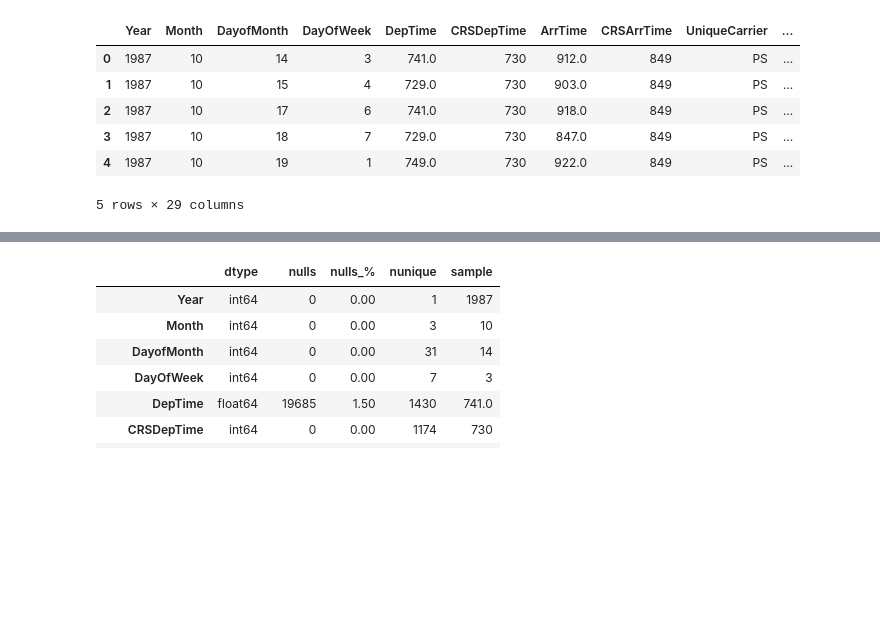
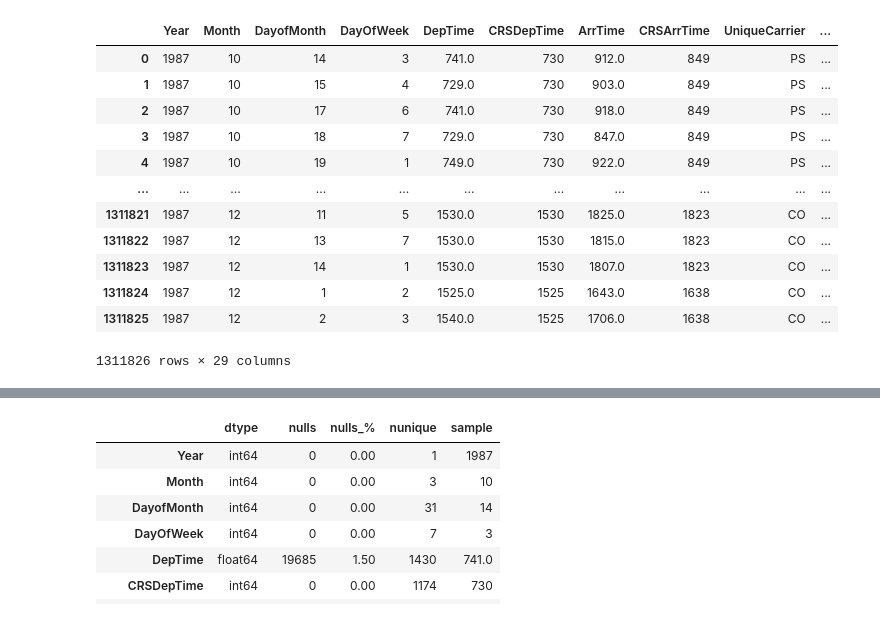
Before and after one commit to krasigarev/Data-Cleaning-at-22-csv-files, a Jupyter notebook: data_test_1987.ipynb, the cells around one changed output, grey strips where cells are left out. Cells and saved outputs as stored; diff of their text form; code cells hidden in the pictures; blank space fills up the shorter version.

```diff
--- a/data_test_1987.ipynb
+++ b/data_test_1987.ipynb
@@ -2,12 +2,18 @@
 import pandas as pd
 # %%
 df = pd.read_csv('dataverse_files/1987.csv.bz2', engine='pyarrow')
-df.head(5)
+df
 # %% [output]
 |  | Year | Month | DayofMonth | DayOfWeek | DepTime | CRSDepTime | ArrTime | CRSArrTime | UniqueCarrier | ... |
 | 0 | 1987 | 10 | 14 | 3 | 741.0 | 730 | 912.0 | 849 | PS | ... |
 | 1 | 1987 | 10 | 15 | 4 | 729.0 | 730 | 903.0 | 849 | PS | ... |
 | 2 | 1987 | 10 | 17 | 6 | 741.0 | 730 | 918.0 | 849 | PS | ... |
 | 3 | 1987 | 10 | 18 | 7 | 729.0 | 730 | 847.0 | 849 | PS | ... |
 | 4 | 1987 | 10 | 19 | 1 | 749.0 | 730 | 922.0 | 849 | PS | ... |
+| ... | ... | ... | ... | ... | ... | ... | ... | ... | ... | ... |
+| 1311821 | 1987 | 12 | 11 | 5 | 1530.0 | 1530 | 1825.0 | 1823 | CO | ... |
+| 1311822 | 1987 | 12 | 13 | 7 | 1530.0 | 1530 | 1815.0 | 1823 | CO | ... |
+| 1311823 | 1987 | 12 | 14 | 1 | 1530.0 | 1530 | 1807.0 | 1823 | CO | ... |
+| 1311824 | 1987 | 12 | 1 | 2 | 1525.0 | 1525 | 1643.0 | 1638 | CO | ... |
+| 1311825 | 1987 | 12 | 2 | 3 | 1540.0 | 1525 | 1706.0 | 1638 | CO | ... |
-5 rows × 29 columns
+1311826 rows × 29 columns
```
Also changed, not shown: parts of 3 cells of this notebook, 19 other files.
